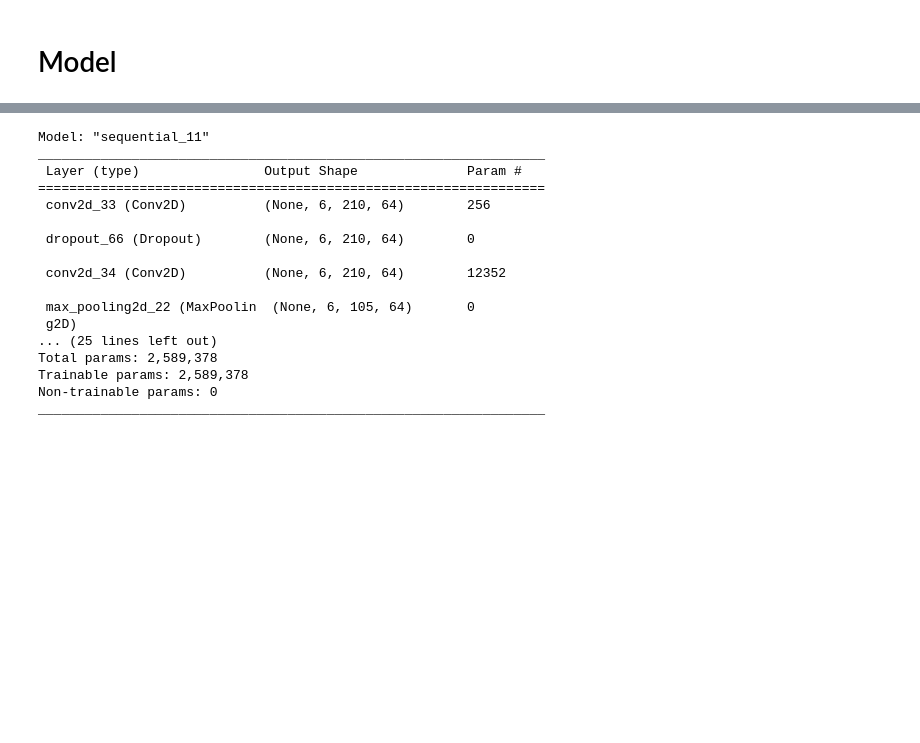
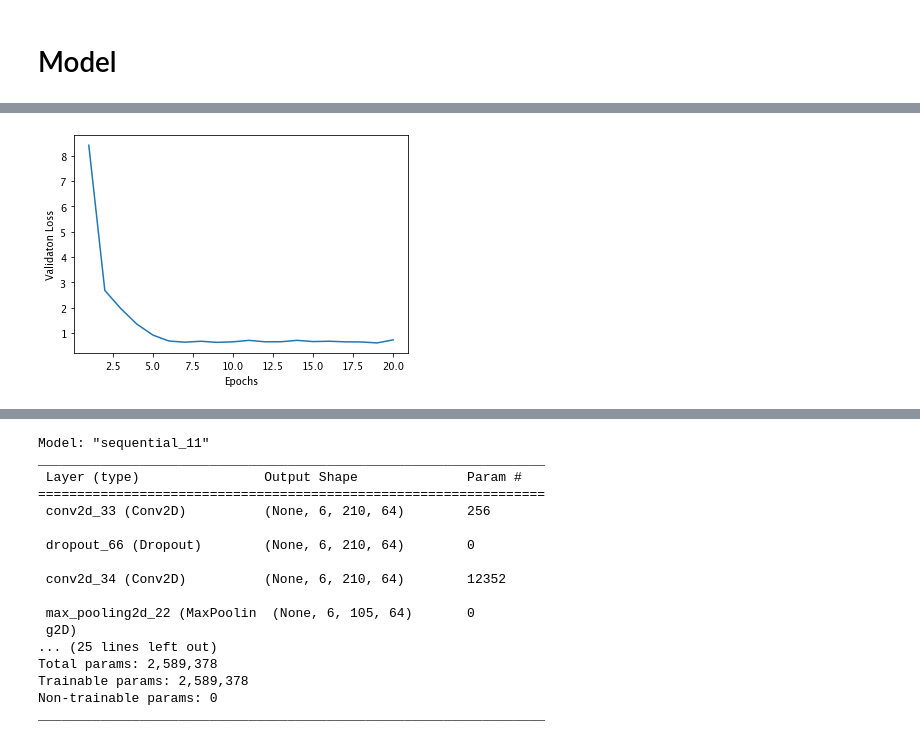
Before and after one commit to peasypi/Stress-Detection-From-Wearables, a Jupyter notebook: code/data_preprocessing.ipynb, the cells around one changed output, grey strips where cells are left out. Drawn from its saved outputs; the diff is of its cells as text; code cells hidden in the pictures; blank space fills up the shorter version.

```diff
--- a/code/data_preprocessing.ipynb
+++ b/code/data_preprocessing.ipynb
@@ -399,3 +404,14 @@ test_acc
+# %%
+average_loss_history = [
+    np.mean([x[i] for x in all_loss_histories]) for i in range(num_epochs)
+]
+
+plt.plot(range(1, len(average_loss_history) + 1), average_loss_history)
+plt.xlabel("Epochs")
+plt.ylabel("Validaton Loss")
+plt.show()
+# %% [output]
+[figure, added]
 # %%
 test_acc
 # %% [output]
```
Also changed, not shown: parts of 29 cells of this notebook.
